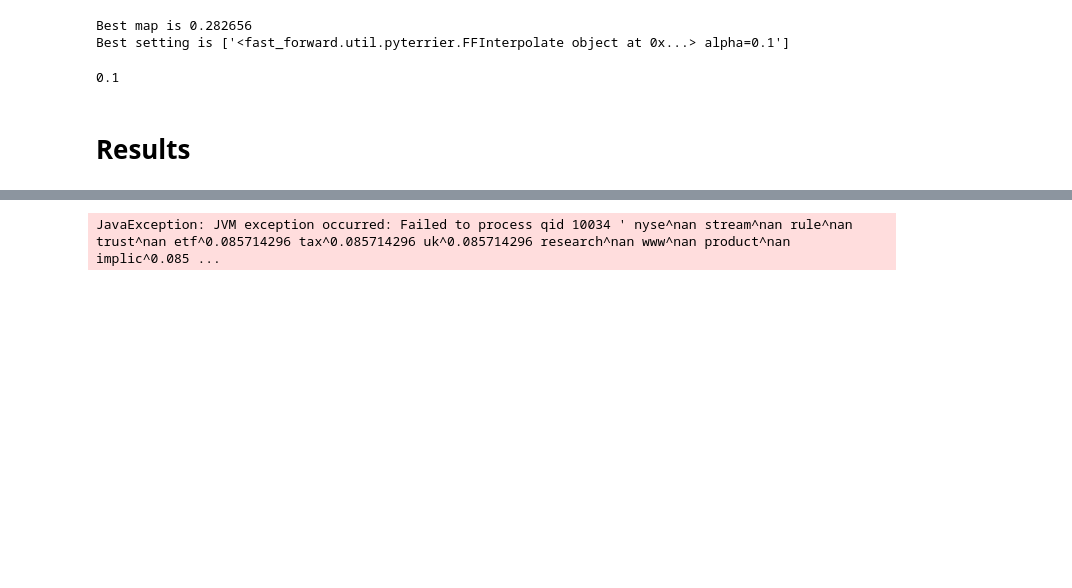
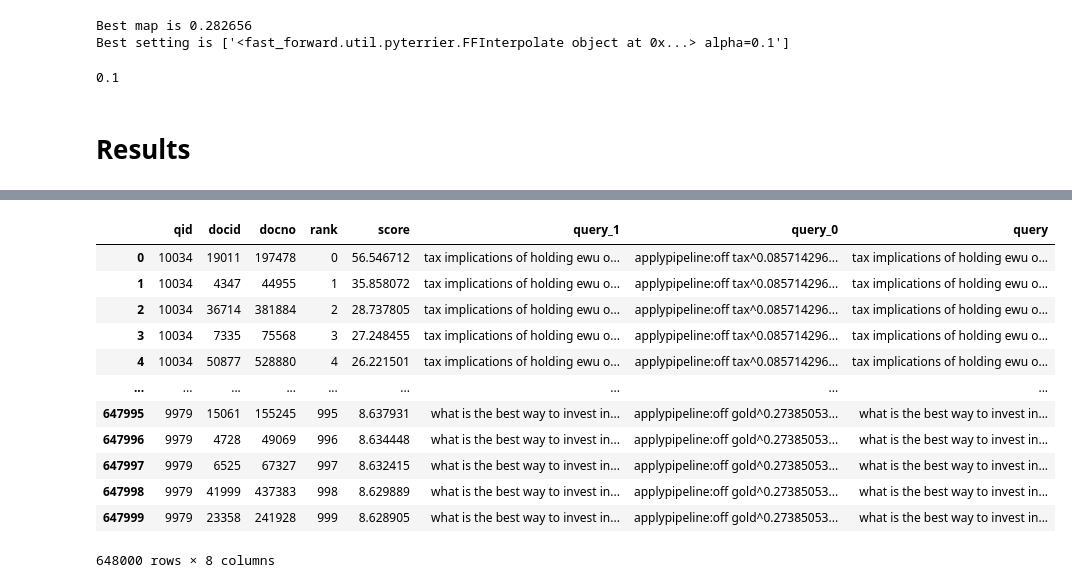
Before and after one commit to tomighita/ir-query-expansion, a Jupyter notebook: 01-experiment.ipynb, the cells around one changed output, grey strips where cells are left out. Cells and saved outputs as stored; diff of their text form; code cells hidden in the pictures; blank space fills up the shorter version.

```diff
--- a/01-experiment.ipynb
+++ b/01-experiment.ipynb
@@ -208,0 +216,3 @@ testset.get_topics()
+# %%
+qe_pipeline = bm25 >> rm3
+qe_pipeline(testset.get_topics())
@@ -209,6 +233,26 @@ testset.get_topics()
 # %%
-pipeline = bm25 >> rm3 >> bm25
+import re
+
+def _remove_pollution(q) -> str:
+    q_old = q["query"].replace('applypipeline:off', '')
+    return q["query_1"] + " " + re.sub(r'\^(\d)+\.(\d)+', '', q_old)
+
+# (qe_pipeline >> pt.apply.query(_remove_pollution))(testset.get_topics())
+
+pipeline = qe_pipeline >> pt.apply.query(_remove_pollution) >> bm25
 
 pipeline(testset.get_topics())
 # %% [output]
+|  | qid | docid | docno | rank | score | query_1 | query_0 | query |
+| 0 | 10034 | 19011 | 197478 | 0 | 56.546712 | tax implications of holding ewu o... | applypipeline:off tax^0.085714296... | tax implications of holding ewu o... |
+| 1 | 10034 | 4347 | 44955 | 1 | 35.858072 | tax implications of holding ewu o... | applypipeline:off tax^0.085714296... | tax implications of holding ewu o... |
+| 2 | 10034 | 36714 | 381884 | 2 | 28.737805 | tax implications of holding ewu o... | applypipeline:off tax^0.085714296... | tax implications of holding ewu o... |
+| 3 | 10034 | 7335 | 75568 | 3 | 27.248455 | tax implications of holding ewu o... | applypipeline:off tax^0.085714296... | tax implications of holding ewu o... |
+| 4 | 10034 | 50877 | 528880 | 4 | 26.221501 | tax implications of holding ewu o... | applypipeline:off tax^0.085714296... | tax implications of holding ewu o... |
+| ... | ... | ... | ... | ... | ... | ... | ... | ... |
+| 647995 | 9979 | 15061 | 155245 | 995 | 8.637931 | what is the best way to invest in... | applypipeline:off gold^0.27385053... | what is the best way to invest in... |
+| 647996 | 9979 | 4728 | 49069 | 996 | 8.634448 | what is the best way to invest in... | applypipeline:off gold^0.27385053... | what is the best way to invest in... |
+| 647997 | 9979 | 6525 | 67327 | 997 | 8.632415 | what is the best way to invest in... | applypipeline:off gold^0.27385053... | what is the best way to invest in... |
+| 647998 | 9979 | 41999 | 437383 | 998 | 8.629889 | what is the best way to invest in... | applypipeline:off gold^0.27385053... | what is the best way to invest in... |
+| 647999 | 9979 | 23358 | 241928 | 999 | 8.628905 | what is the best way to invest in... | applypipeline:off gold^0.27385053... | what is the best way to invest in... |
-JavaException: JVM exception occurred: Failed to process qid 10034 ' nyse^nan stream^nan rule^nan trust^nan etf^0.085714296 tax^0.085714296 uk^0.085714296 research^nan www^nan product^nan implic^0.085 ...
+648000 rows × 8 columns
```
Also changed, not shown: parts of 10 cells of this notebook, 3 other files.
